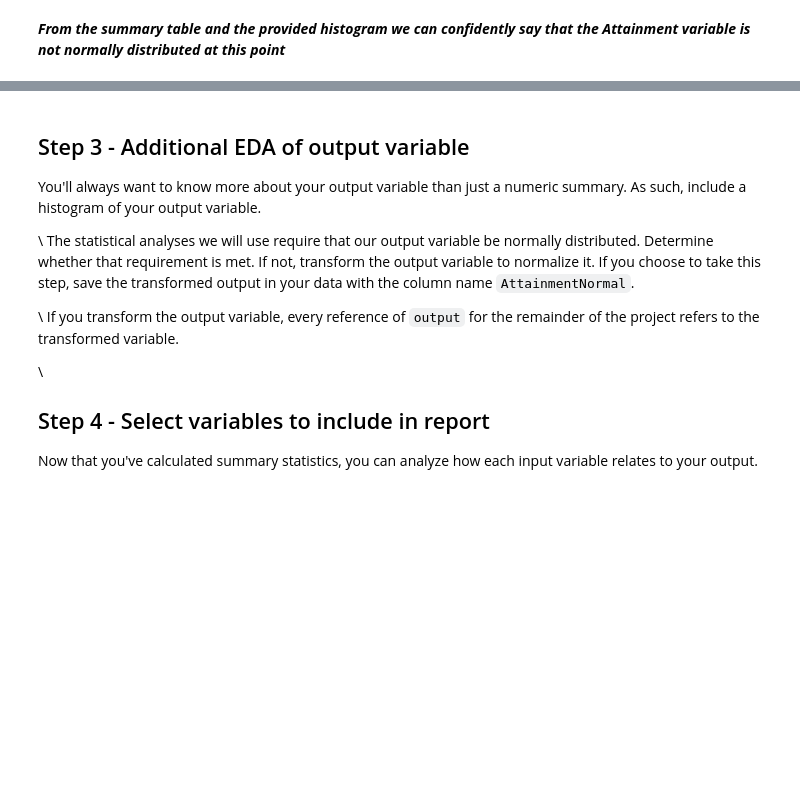
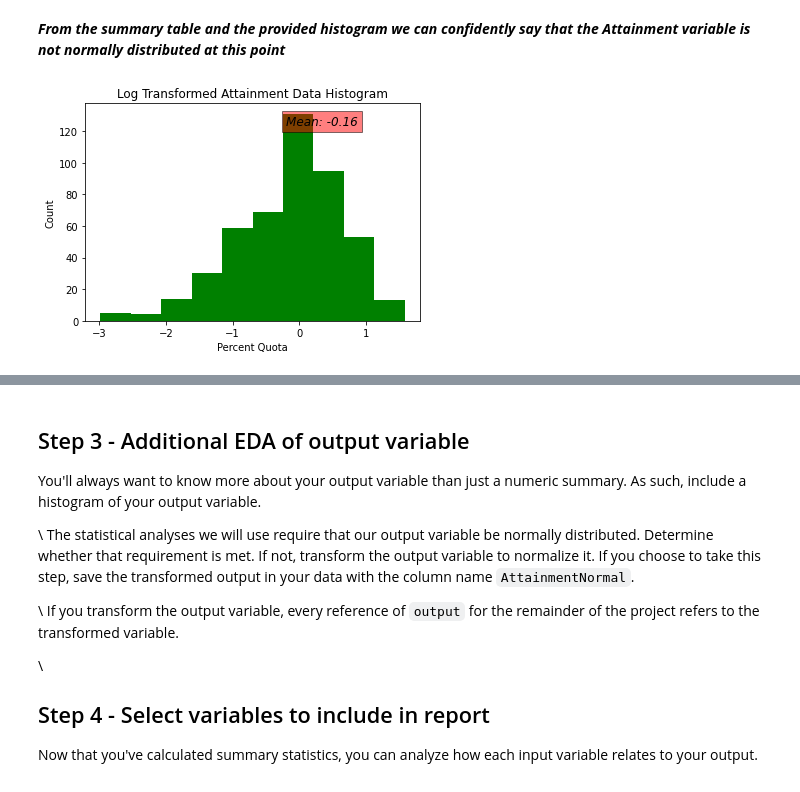
Before and after one commit to krashby4/is115final, a Jupyter notebook: Final_Fall20_Kyler_Ashby_workinprogress.ipynb, the cells around one changed output, grey strips where cells are left out. Saved outputs shown, nothing was run; the diff lists cells and outputs as text; code cells hidden in the pictures; blank space fills up the shorter version.

```diff
--- a/Final_Fall20_Kyler_Ashby_workinprogress.ipynb
+++ b/Final_Fall20_Kyler_Ashby_workinprogress.ipynb
@@ -159,2 +161,15 @@ plt.show()
 # %% [markdown]
 ***From the summary table and the provided histogram we can confidently say that the Attainment variable is not normally distributed at this point***
+# %%
+import numpy as np
+sales_df['AttainmentNormal'] = np.log(sales_df['Attainment'])
+plt.hist(sales_df['AttainmentNormal'],color='green')
+text = 'Mean: ' + str(round(sales_df['AttainmentNormal'].mean(), 2))
+ax = plt.gca()
+plt.text(0.6, 0.9, text, fontsize=12, style='italic', transform=ax.transAxes, bbox=dict(facecolor='red', alpha=0.5))
+plt.title('Log Transformed Attainment Data Histogram')
+plt.xlabel('Percent Quota')
+plt.ylabel('Count')
+plt.show()
+# %% [output]
+[figure, added]
```
Also changed, not shown: parts of 5 cells of this notebook.
